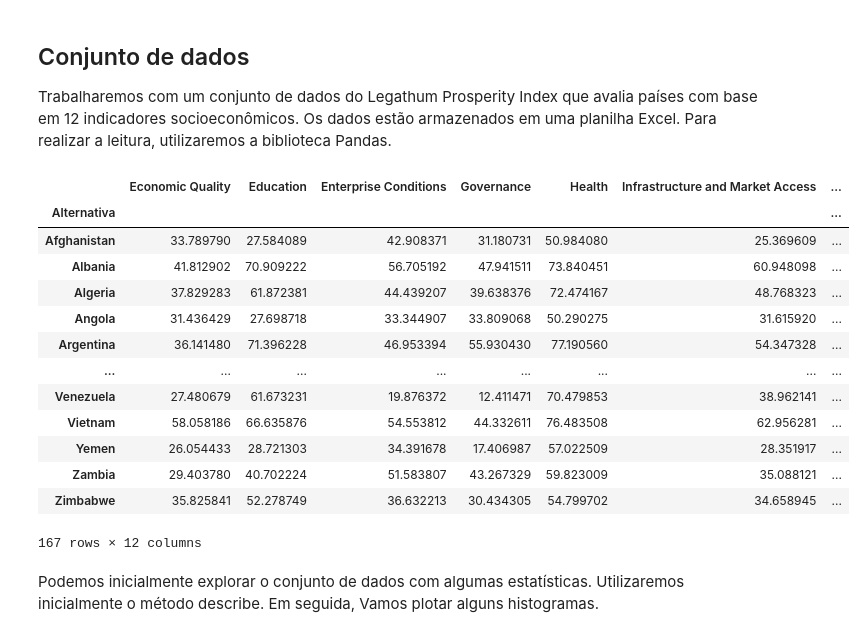
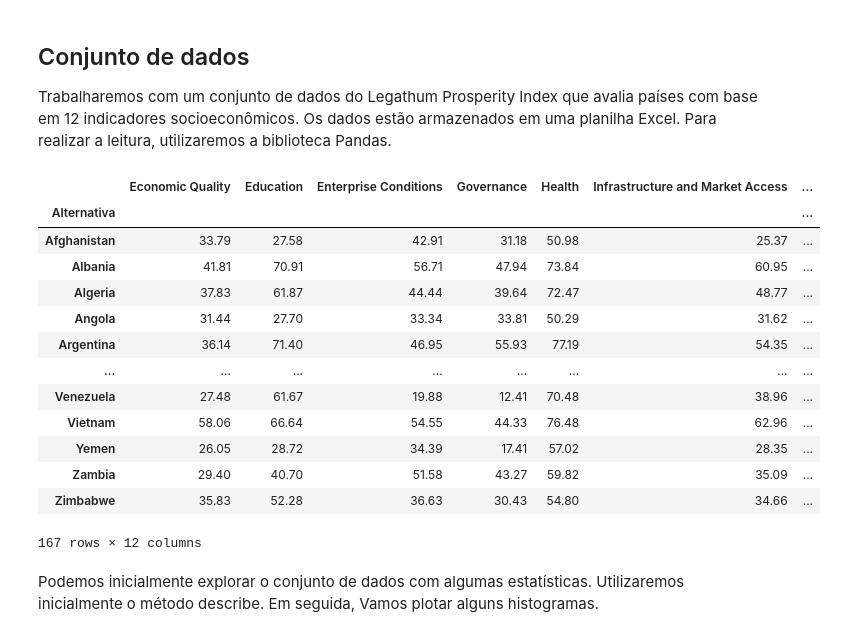
Before and after one commit to diogoflim/ProjIntegrador_PO_IA, a Jupyter notebook: kmeans_knn.ipynb, the cells around one changed output. Cells and saved outputs as stored; diff of their text form; code cells hidden in the pictures.

```diff
--- a/kmeans_knn.ipynb
+++ b/kmeans_knn.ipynb
@@ -18,22 +18,24 @@ Trabalharemos com um conjunto de dados do Legathum Prosperity Index que avalia p
 import pandas as pd
 # %%
 # Leitura dos dados
-df = pd.read_excel("Dados/LegathumProsperityIndex.xlsx", index_col=0)
+url = 'https://raw.githubusercontent.com/diogoflim/ProjIntegrador_PO_IA/main/Dados/LegathumProsperityIndex.csv'
+
+df = pd.read_csv(url, index_col=0, sep = ';')
 df
 # %% [output]
 |  | Economic Quality | Education | Enterprise Conditions | Governance | Health | Infrastructure and Market Access | ... |
 | Alternativa |  |  |  |  |  |  | ... |
-| Afghanistan | 33.789790 | 27.584089 | 42.908371 | 31.180731 | 50.984080 | 25.369609 | ... |
-| Albania | 41.812902 | 70.909222 | 56.705192 | 47.941511 | 73.840451 | 60.948098 | ... |
-| Algeria | 37.829283 | 61.872381 | 44.439207 | 39.638376 | 72.474167 | 48.768323 | ... |
-| Angola | 31.436429 | 27.698718 | 33.344907 | 33.809068 | 50.290275 | 31.615920 | ... |
-| Argentina | 36.141480 | 71.396228 | 46.953394 | 55.930430 | 77.190560 | 54.347328 | ... |
+| Afghanistan | 33.79 | 27.58 | 42.91 | 31.18 | 50.98 | 25.37 | ... |
+| Albania | 41.81 | 70.91 | 56.71 | 47.94 | 73.84 | 60.95 | ... |
+| Algeria | 37.83 | 61.87 | 44.44 | 39.64 | 72.47 | 48.77 | ... |
+| Angola | 31.44 | 27.70 | 33.34 | 33.81 | 50.29 | 31.62 | ... |
+| Argentina | 36.14 | 71.40 | 46.95 | 55.93 | 77.19 | 54.35 | ... |
 | ... | ... | ... | ... | ... | ... | ... | ... |
-| Venezuela | 27.480679 | 61.673231 | 19.876372 | 12.411471 | 70.479853 | 38.962141 | ... |
-| Vietnam | 58.058186 | 66.635876 | 54.553812 | 44.332611 | 76.483508 | 62.956281 | ... |
-| Yemen | 26.054433 | 28.721303 | 34.391678 | 17.406987 | 57.022509 | 28.351917 | ... |
-| Zambia | 29.403780 | 40.702224 | 51.583807 | 43.267329 | 59.823009 | 35.088121 | ... |
-| Zimbabwe | 35.825841 | 52.278749 | 36.632213 | 30.434305 | 54.799702 | 34.658945 | ... |
+| Venezuela | 27.48 | 61.67 | 19.88 | 12.41 | 70.48 | 38.96 | ... |
+| Vietnam | 58.06 | 66.64 | 54.55 | 44.33 | 76.48 | 62.96 | ... |
+| Yemen | 26.05 | 28.72 | 34.39 | 17.41 | 57.02 | 28.35 | ... |
+| Zambia | 29.40 | 40.70 | 51.58 | 43.27 | 59.82 | 35.09 | ... |
+| Zimbabwe | 35.83 | 52.28 | 36.63 | 30.43 | 54.80 | 34.66 | ... |
 167 rows × 12 columns
 # %% [markdown]
 Podemos inicialmente explorar o conjunto de dados com algumas estatísticas. Utilizaremos inicialmente o método describe. Em seguida, Vamos plotar alguns histogramas.
```
